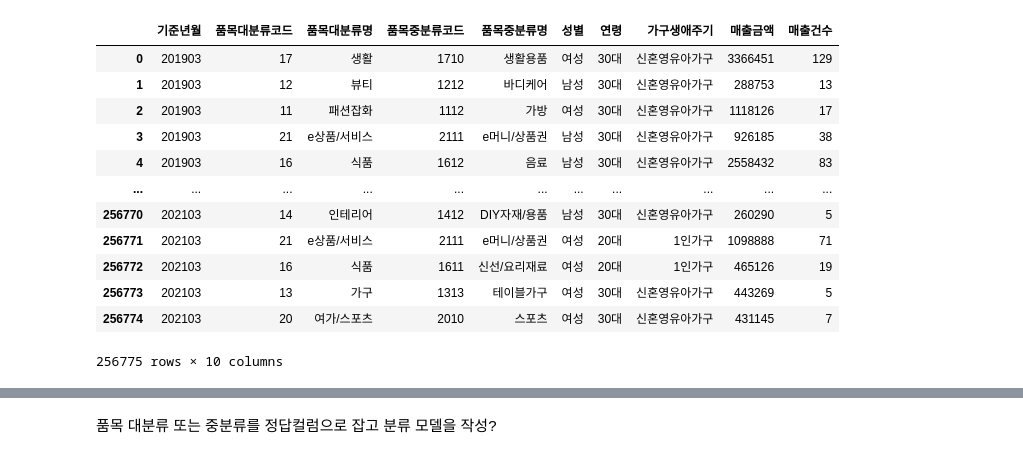
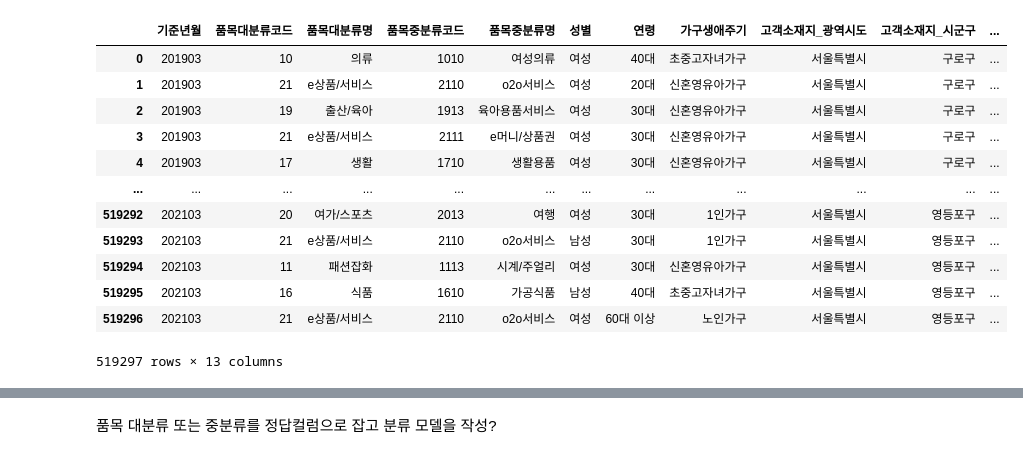
Before and after one commit to DataWilll/Wanwoo-Chang, a Jupyter notebook: 금융보안원 데이터 시각화.ipynb, the cells around one changed output, grey strips where cells are left out. Saved outputs shown, nothing was run; the diff lists cells and outputs as text; code cells hidden in the pictures.

```diff
--- a/금융보안원 데이터 시각화.ipynb
+++ b/금융보안원 데이터 시각화.ipynb
@@ -1,23 +1,23 @@
 # %%
 import pandas as pd
-# %%
-df=pd.read_excel('d:\\data2\\금융보안원\\금보mz1.xlsx')
-
-df
-# %% [output]
-|  | 기준년월 | 품목대분류코드 | 품목대분류명 | 품목중분류코드 | 품목중분류명 | 성별 | 연령 | 가구생애주기 | 매출금액 | 매출건수 |
-| 0 | 201903 | 17 | 생활 | 1710 | 생활용품 | 여성 | 30대 | 신혼영유아가구 | 3366451 | 129 |
-| 1 | 201903 | 12 | 뷰티 | 1212 | 바디케어 | 남성 | 30대 | 신혼영유아가구 | 288753 | 13 |
-| 2 | 201903 | 11 | 패션잡화 | 1112 | 가방 | 여성 | 30대 | 신혼영유아가구 | 1118126 | 17 |
-| 3 | 201903 | 21 | e상품/서비스 | 2111 | e머니/상품권 | 남성 | 30대 | 신혼영유아가구 | 926185 | 38 |
-| 4 | 201903 | 16 | 식품 | 1612 | 음료 | 남성 | 30대 | 신혼영유아가구 | 2558432 | 83 |
-| ... | ... | ... | ... | ... | ... | ... | ... | ... | ... | ... |
-| 256770 | 202103 | 14 | 인테리어 | 1412 | DIY자재/용품 | 남성 | 30대 | 신혼영유아가구 | 260290 | 5 |
-| 256771 | 202103 | 21 | e상품/서비스 | 2111 | e머니/상품권 | 여성 | 20대 | 1인가구 | 1098888 | 71 |
-| 256772 | 202103 | 16 | 식품 | 1611 | 신선/요리재료 | 여성 | 20대 | 1인가구 | 465126 | 19 |
-| 256773 | 202103 | 13 | 가구 | 1313 | 테이블가구 | 여성 | 30대 | 신혼영유아가구 | 443269 | 5 |
-| 256774 | 202103 | 20 | 여가/스포츠 | 2010 | 스포츠 | 여성 | 30대 | 신혼영유아가구 | 431145 | 7 |
-256775 rows × 10 columns
+# %%
+df=pd.read_csv('C:\\Users\\sjjung\\Desktop\\contestData\\bccard.csv')
+
+df
+# %% [output]
+|  | 기준년월 | 품목대분류코드 | 품목대분류명 | 품목중분류코드 | 품목중분류명 | 성별 | 연령 | 가구생애주기 | 고객소재지_광역시도 | 고객소재지_시군구 | ... |
+| 0 | 201903 | 10 | 의류 | 1010 | 여성의류 | 여성 | 40대 | 초중고자녀가구 | 서울특별시 | 구로구 | ... |
+| 1 | 201903 | 21 | e상품/서비스 | 2110 | o2o서비스 | 여성 | 20대 | 신혼영유아가구 | 서울특별시 | 구로구 | ... |
+| 2 | 201903 | 19 | 출산/육아 | 1913 | 육아용품서비스 | 여성 | 30대 | 신혼영유아가구 | 서울특별시 | 구로구 | ... |
+| 3 | 201903 | 21 | e상품/서비스 | 2111 | e머니/상품권 | 여성 | 30대 | 신혼영유아가구 | 서울특별시 | 구로구 | ... |
+| 4 | 201903 | 17 | 생활 | 1710 | 생활용품 | 여성 | 30대 | 신혼영유아가구 | 서울특별시 | 구로구 | ... |
+| ... | ... | ... | ... | ... | ... | ... | ... | ... | ... | ... | ... |
+| 519292 | 202103 | 20 | 여가/스포츠 | 2013 | 여행 | 여성 | 30대 | 1인가구 | 서울특별시 | 영등포구 | ... |
+| 519293 | 202103 | 21 | e상품/서비스 | 2110 | o2o서비스 | 남성 | 30대 | 1인가구 | 서울특별시 | 영등포구 | ... |
+| 519294 | 202103 | 11 | 패션잡화 | 1113 | 시계/주얼리 | 여성 | 30대 | 신혼영유아가구 | 서울특별시 | 영등포구 | ... |
+| 519295 | 202103 | 16 | 식품 | 1610 | 가공식품 | 남성 | 40대 | 초중고자녀가구 | 서울특별시 | 영등포구 | ... |
+| 519296 | 202103 | 21 | e상품/서비스 | 2110 | o2o서비스 | 여성 | 60대 이상 | 노인가구 | 서울특별시 | 영등포구 | ... |
+519297 rows × 13 columns
 # %%
 df['건당매출금액']=df['매출금액']//df['매출건수']
 # %%
```
Also changed, not shown: parts of 21 cells of this notebook.
